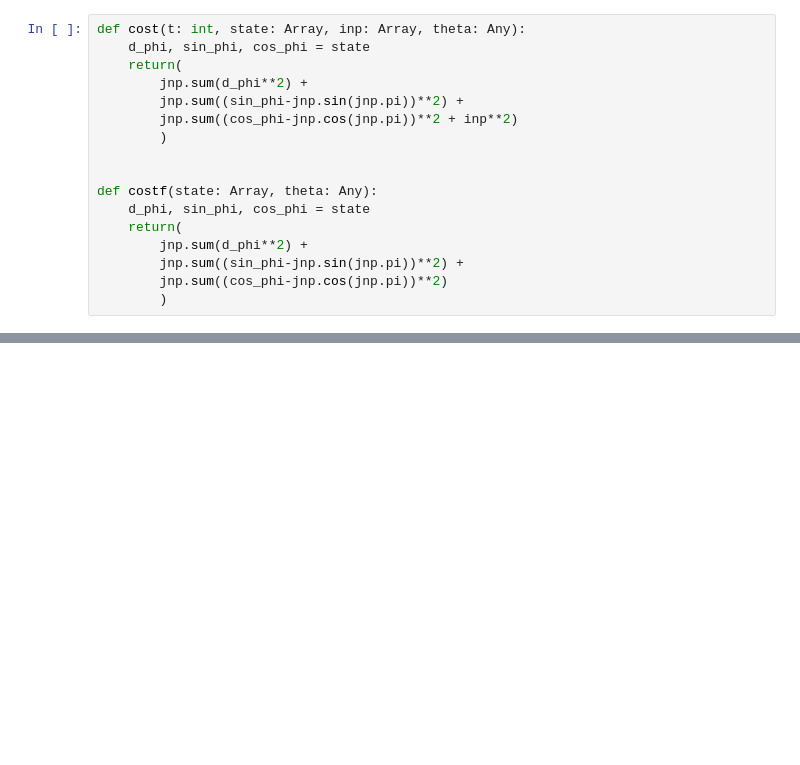
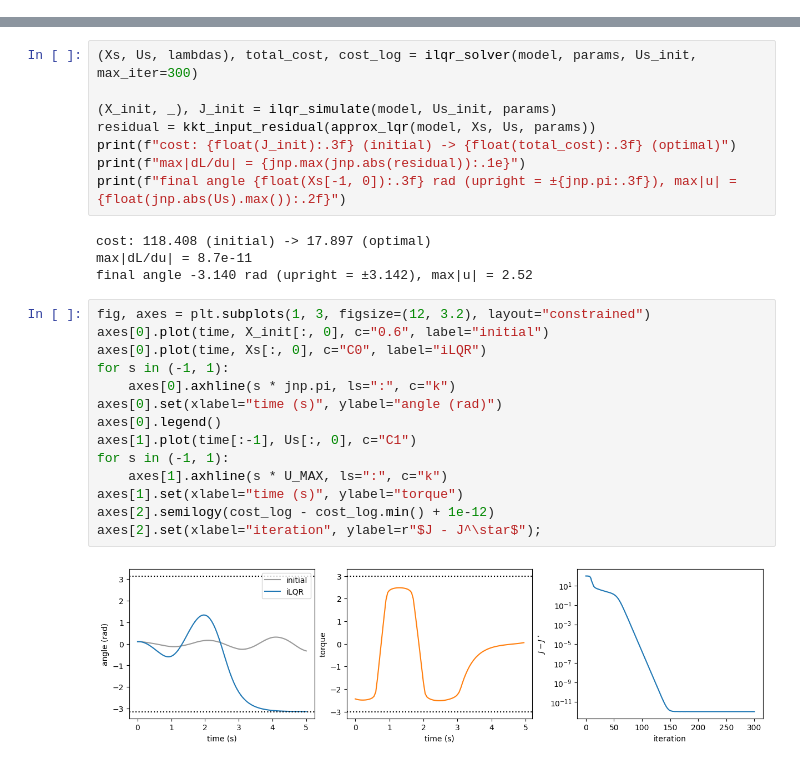
Before and after one commit to ThomasMullen/diffilqrax, a Jupyter notebook: docs/source/examples/simple_pendulum.ipynb, the cells around one changed output, grey strips where cells are left out. Saved outputs shown, nothing was run; the diff lists cells and outputs as text; blank space fills up the shorter version.

```diff
--- a/docs/source/examples/simple_pendulum.ipynb
+++ b/docs/source/examples/simple_pendulum.ipynb
@@ -176,17 +41,0 @@ _ = ax[1].set(xlabel='x', ylabel='y', xlim=[-pparams.l-0.1, pparams.l+0.1], ylim
-# %%
-def cost(t: int, state: Array, inp: Array, theta: Any):
-    d_phi, sin_phi, cos_phi = state
-    return(
-        jnp.sum(d_phi**2) +
-        jnp.sum((sin_phi-jnp.sin(jnp.pi))**2) +
-        jnp.sum((cos_phi-jnp.cos(jnp.pi))**2 + inp**2)
-        )
-
-
-def costf(state: Array, theta: Any):
-    d_phi, sin_phi, cos_phi = state
-    return(
-        jnp.sum(d_phi**2) +
-        jnp.sum((sin_phi-jnp.sin(jnp.pi))**2) +
-        jnp.sum((cos_phi-jnp.cos(jnp.pi))**2)
-        )
@@ -277,0 +85,28 @@ _ = ax[1].legend(loc='upper center')
+# %%
+(Xs, Us, lambdas), total_cost, cost_log = ilqr_solver(model, params, Us_init, max_iter=300)
+
+(X_init, _), J_init = ilqr_simulate(model, Us_init, params)
+residual = kkt_input_residual(approx_lqr(model, Xs, Us, params))
+print(f"cost: {float(J_init):.3f} (initial) -> {float(total_cost):.3f} (optimal)")
+print(f"max|dL/du| = {jnp.max(jnp.abs(residual)):.1e}")
+print(f"final angle {float(Xs[-1, 0]):.3f} rad (upright = ±{jnp.pi:.3f}), max|u| = {float(jnp.abs(Us).max()):.2f}")
+# %% [output]
+cost: 118.408 (initial) -> 17.897 (optimal)
+max|dL/du| = 8.7e-11
+final angle -3.140 rad (upright = ±3.142), max|u| = 2.52
+# %%
+fig, axes = plt.subplots(1, 3, figsize=(12, 3.2), layout="constrained")
+axes[0].plot(time, X_init[:, 0], c="0.6", label="initial")
+axes[0].plot(time, Xs[:, 0], c="C0", label="iLQR")
+for s in (-1, 1):
+    axes[0].axhline(s * jnp.pi, ls=":", c="k")
+axes[0].set(xlabel="time (s)", ylabel="angle (rad)")
+axes[0].legend()
+axes[1].plot(time[:-1], Us[:, 0], c="C1")
+for s in (-1, 1):
+    axes[1].axhline(s * U_MAX, ls=":", c="k")
+axes[1].set(xlabel="time (s)", ylabel="torque")
+axes[2].semilogy(cost_log - cost_log.min() + 1e-12)
+axes[2].set(xlabel="iteration", ylabel=r"$J - J^\star$");
+# %% [output]
+[figure, added]
```
Also changed, not shown: parts of 27 cells of this notebook, 43 other files.
